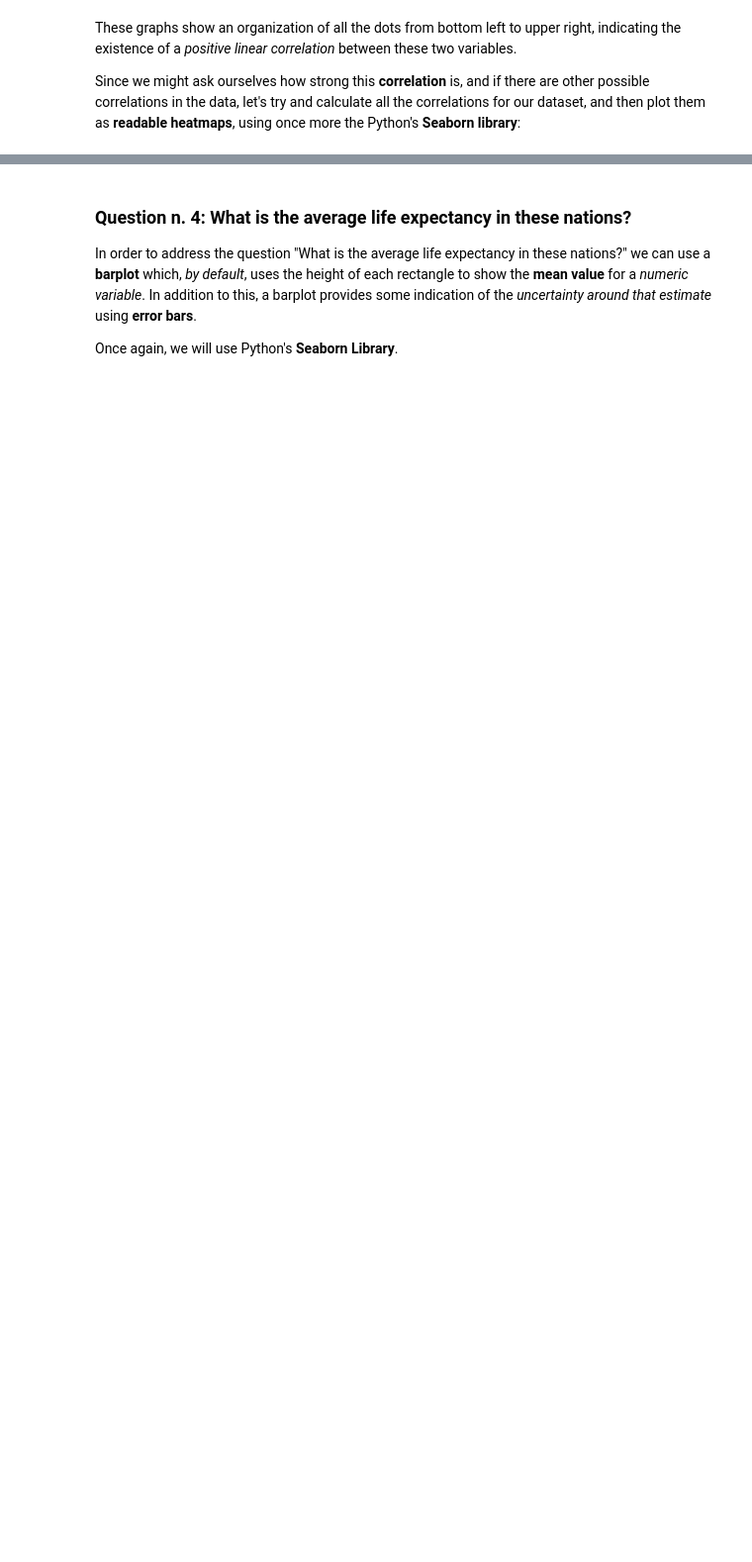
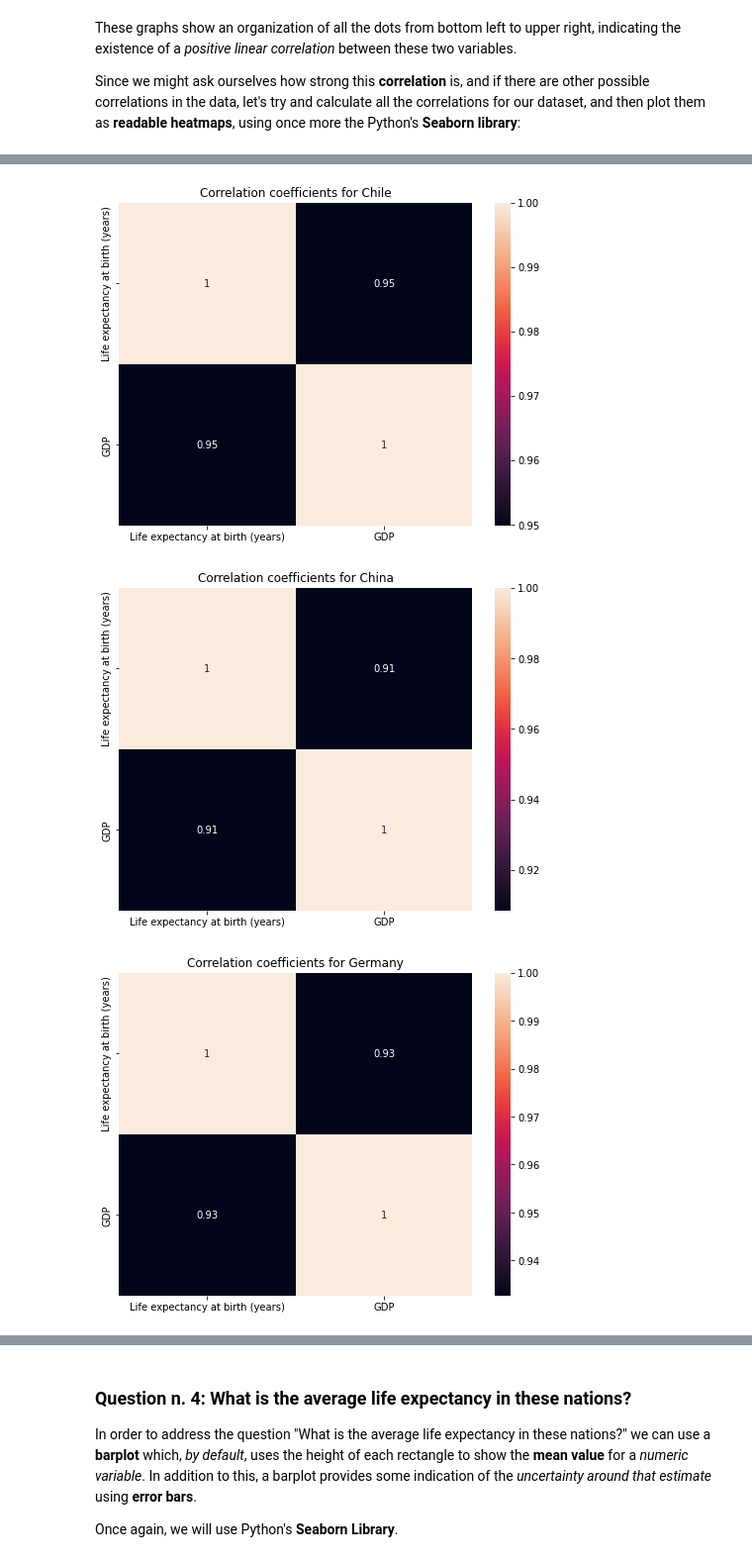
Before and after one commit to Tearwork/Life-expectancy-and-GDP, a Jupyter notebook: life_expectancy_gdp.ipynb, the cells around one changed output, grey strips where cells are left out. Shown: that part at 99% size. Drawn from its saved outputs; the diff is of its cells as text; code cells hidden in the pictures; blank space fills up the shorter version.

```diff
--- a/life_expectancy_gdp.ipynb
+++ b/life_expectancy_gdp.ipynb
@@ -289,10 +289,12 @@ plt.show()
 These graphs show an organization of all the dots from bottom left to upper right, indicating the existence of a *positive linear correlation* between these two variables.
 
 Since we might ask ourselves how strong this **correlation** is, and if there are other possible correlations in the data, let's try and calculate all the correlations for our dataset, and then plot them as **readable heatmaps**, using once more the Python's **Seaborn library**:
+# %%
+correlation_data = all_data.loc[:, all_data.columns != 'Year']
 # %%
 def calculate_correlation():
     for i in unique_countries:
-        correlation = all_data[all_data["Country"] == i].corr()
+        correlation = correlation_data[correlation_data["Country"] == i].corr()
         plt.figure(figsize = (8, 6))
-        sns.heatmap(correlation).set_title("Correlation coefficients for " + i)
+        sns.heatmap(correlation, annot = True).set_title("Correlation coefficients for " + i)
         plt.show()
@@ -307,0 +301,6 @@ correlation_heatmaps = calculate_correlation()
+# %%
+calculate_correlation()
+# %% [output]
+[figure, added]
+[figure, added]
+[figure, added]
```
Also changed, not shown: parts of 6 cells of this notebook.
